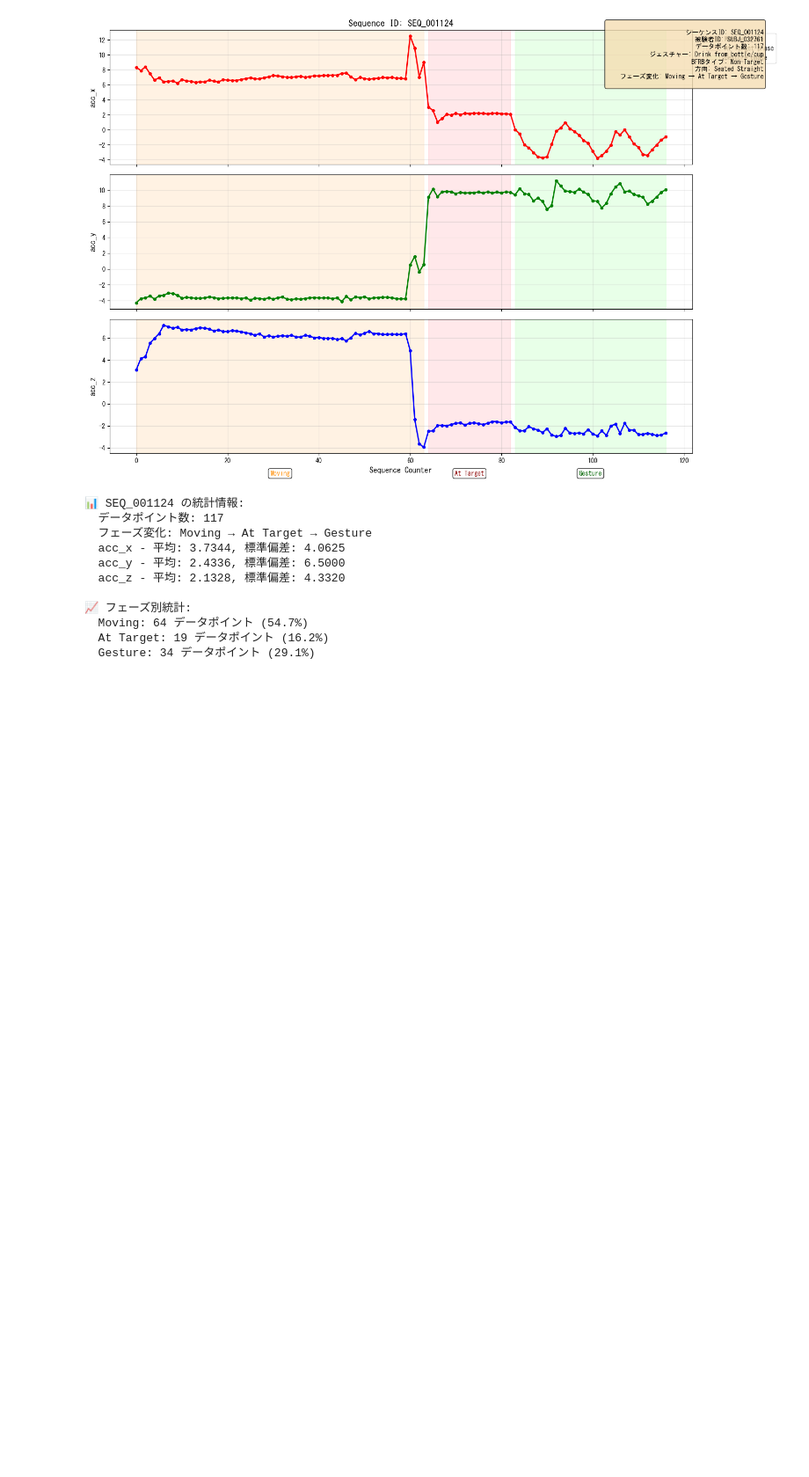
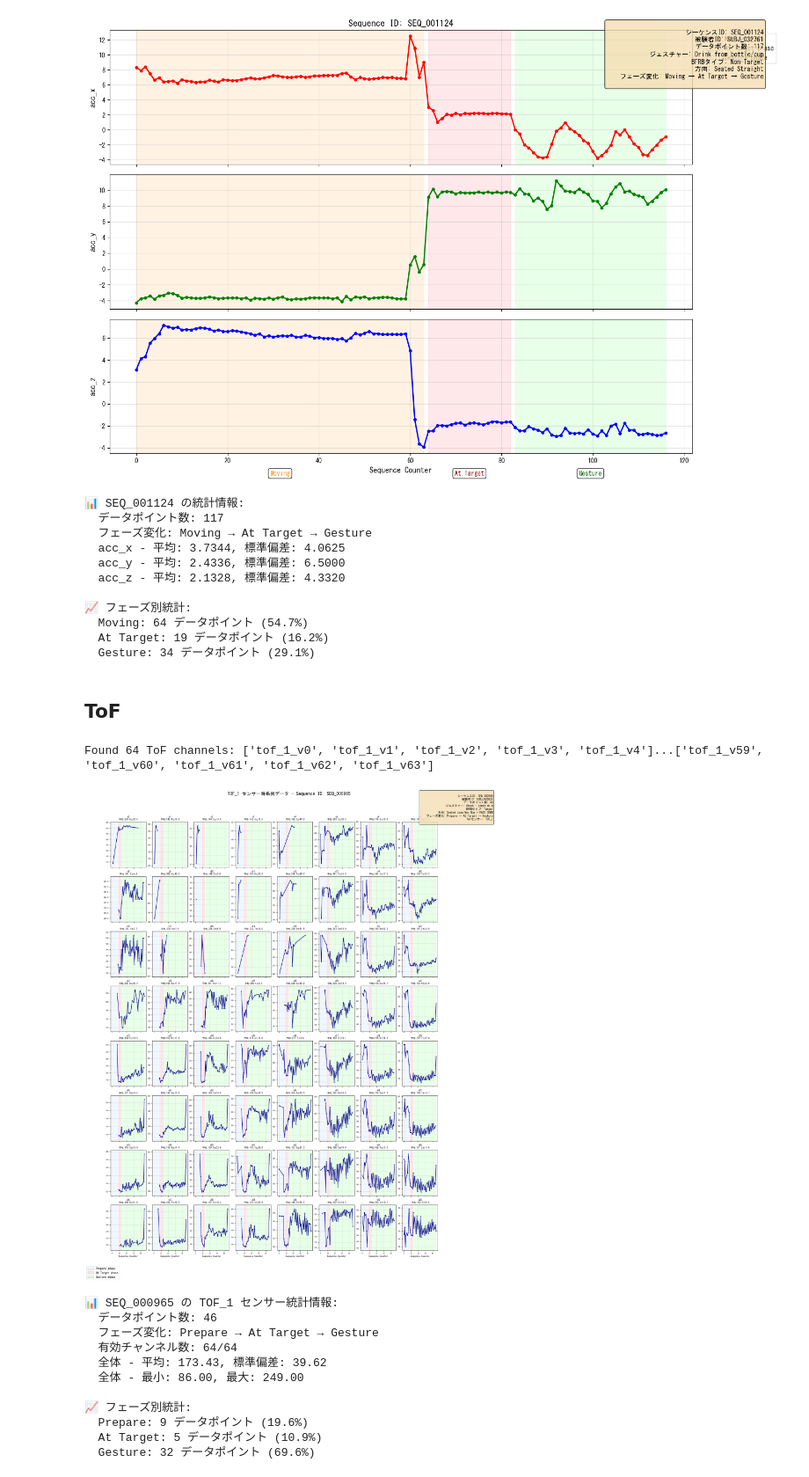
Before and after one commit to taka-ttttt/cmi-detect-behavior-with-sensor-data, a Jupyter notebook: cmi_v00_eda.ipynb, the cells around one changed output. Shown at 88% size. Cells and saved outputs as stored; diff of their text form; code cells hidden in the pictures; blank space fills up the shorter version.

```diff
--- a/cmi_v00_eda.ipynb
+++ b/cmi_v00_eda.ipynb
@@ -815,3 +815,5 @@ if len(target_sequences) > 0:
   Moving: 64 データポイント (54.7%)
   At Target: 19 データポイント (16.2%)
   Gesture: 34 データポイント (29.1%)
+# %% [markdown]
+## ToF
@@ -817,0 +1020,23 @@ if len(target_sequences) > 0:
+# %%
+# sequence_idにごとに時系列データを確認
+gesture_sequences = train.groupby('gesture')['sequence_id'].unique()
+
+# 特定のジェスチャーの時系列データをプロット
+target_gesture = "Cheek - pinch skin"
+target_sequences = gesture_sequences.get(target_gesture, [])
+if len(target_sequences) > 0:
+    plot_tof_timeseries_single(train, target_sequences[11], tof_sensor='tof_1')
+# %% [output]
+Found 64 ToF channels: ['tof_1_v0', 'tof_1_v1', 'tof_1_v2', 'tof_1_v3', 'tof_1_v4']...['tof_1_v59', 'tof_1_v60', 'tof_1_v61', 'tof_1_v62', 'tof_1_v63']
+[figure, added]
+📊 SEQ_000965 の TOF_1 センサー統計情報:
+  データポイント数: 46
+  フェーズ変化: Prepare → At Target → Gesture
+  有効チャンネル数: 64/64
+  全体 - 平均: 173.43, 標準偏差: 39.62
+  全体 - 最小: 86.00, 最大: 249.00
+
+📈 フェーズ別統計:
+  Prepare: 9 データポイント (19.6%)
+  At Target: 5 データポイント (10.9%)
+  Gesture: 32 データポイント (69.6%)
```
Also changed, not shown: parts of 3 cells of this notebook, 1 other file.
